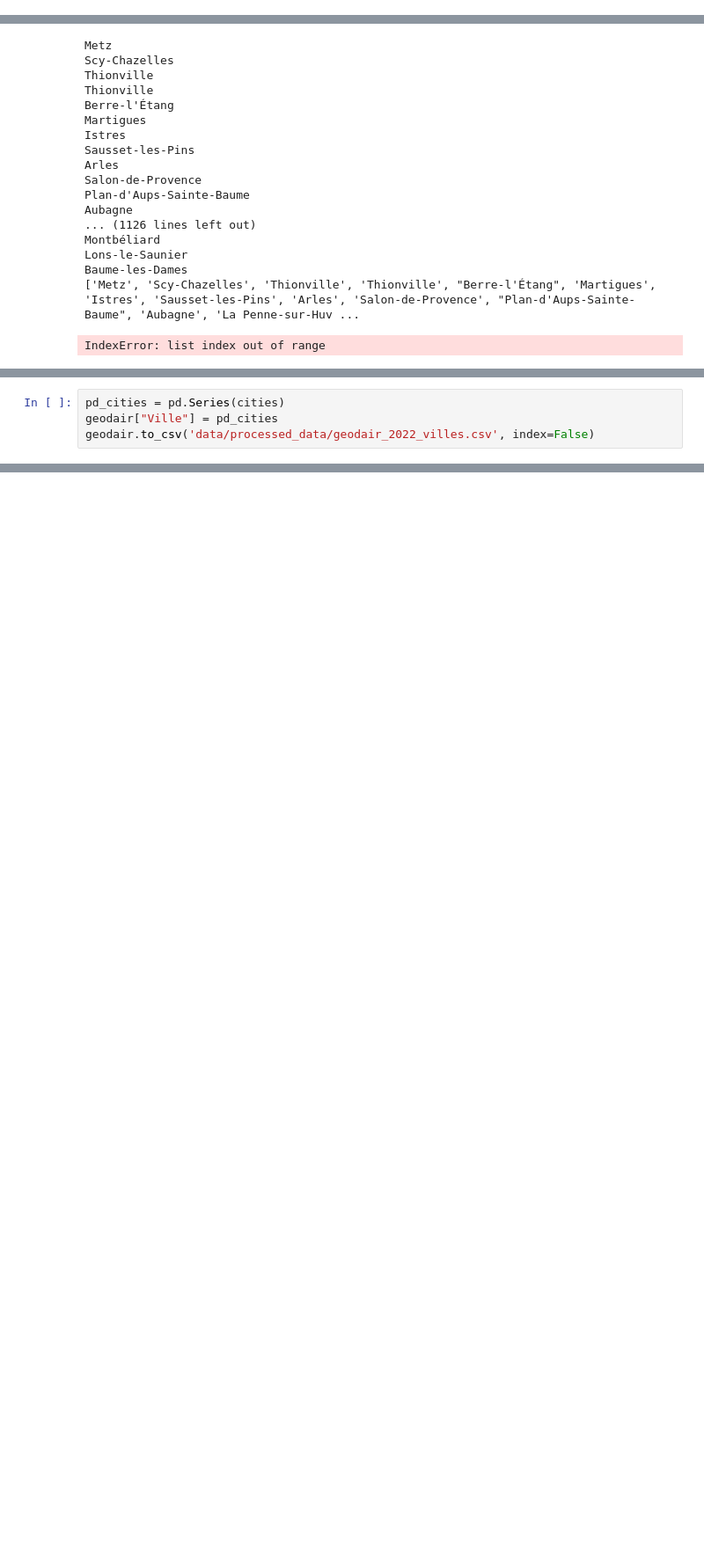
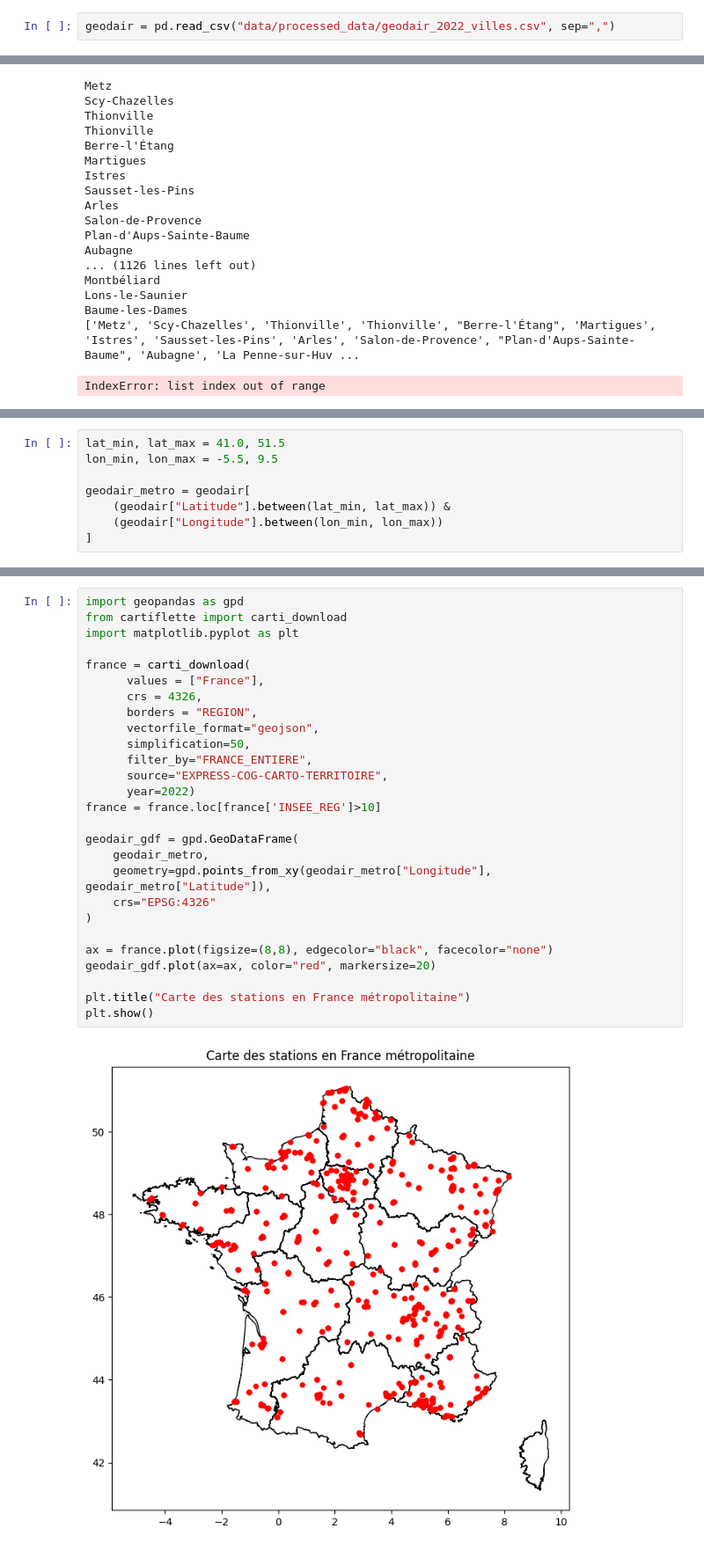
Before and after one commit to TheoSan75/Projet_Python_ENSAE_2A, a Jupyter notebook: projet.ipynb, the cells around one changed output, grey strips where cells are left out. Shown at 88% size. Cells and saved outputs as stored; diff of their text form; blank space fills up the shorter version.

Commit message:
Ajout colonne coordonnées des villes

```diff
--- a/projet.ipynb
+++ b/projet.ipynb
@@ -54,5 +74,7 @@ Index(['Date de début', 'Date de fin', 'Organisme', 'code zas', 'Zas',
        'taux de saisie', 'couverture temporelle', 'couverture de données',
        'code qualité', 'validité', 'Latitude', 'Longitude'],
       dtype='object')
+# %%
+geodair = pd.read_csv("data/processed_data/geodair_2022_villes.csv", sep=",")
 # %% [markdown]
 Ajout d'une colonne ville :
@@ -178,4 +145,0 @@ print(n)
-# %%
-pd_cities = pd.Series(cities)
-geodair["Ville"] = pd_cities
-geodair.to_csv('data/processed_data/geodair_2022_villes.csv', index=False)
@@ -244,0 +176,8 @@ GeocoderUnavailable: HTTPSConnectionPool(host='nominatim.openstreetmap.org', por
+# %%
+lat_min, lat_max = 41.0, 51.5
+lon_min, lon_max = -5.5, 9.5
+
+geodair_metro = geodair[
+    (geodair["Latitude"].between(lat_min, lat_max)) &
+    (geodair["Longitude"].between(lon_min, lon_max))
+]
@@ -244,0 +201,29 @@ GeocoderUnavailable: HTTPSConnectionPool(host='nominatim.openstreetmap.org', por
+# %%
+import geopandas as gpd
+from cartiflette import carti_download
+import matplotlib.pyplot as plt
+
+france = carti_download(
+      values = ["France"],
+      crs = 4326,
+      borders = "REGION",
+      vectorfile_format="geojson",
+      simplification=50,
+      filter_by="FRANCE_ENTIERE",
+      source="EXPRESS-COG-CARTO-TERRITOIRE",
+      year=2022)
+france = france.loc[france['INSEE_REG']>10]
+
+geodair_gdf = gpd.GeoDataFrame(
+    geodair_metro,
+    geometry=gpd.points_from_xy(geodair_metro["Longitude"], geodair_metro["Latitude"]),
+    crs="EPSG:4326"
+)
+
+ax = france.plot(figsize=(8,8), edgecolor="black", facecolor="none")
+geodair_gdf.plot(ax=ax, color="red", markersize=20)
+
+plt.title("Carte des stations en France métropolitaine")
+plt.show()
+# %% [output]
+[figure, added]
```
Also changed, not shown: parts of 18 cells of this notebook, 2 other files.
